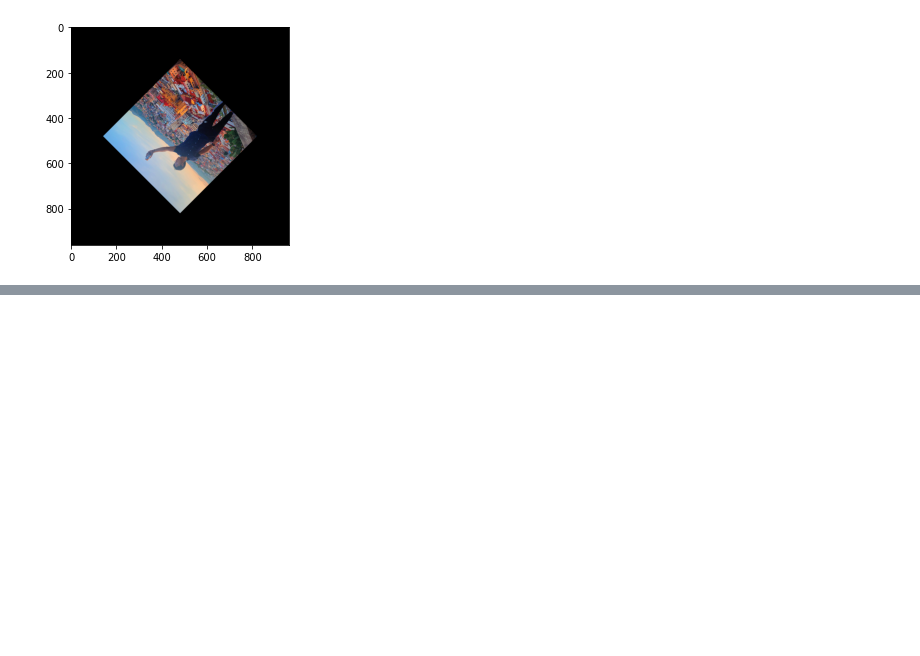
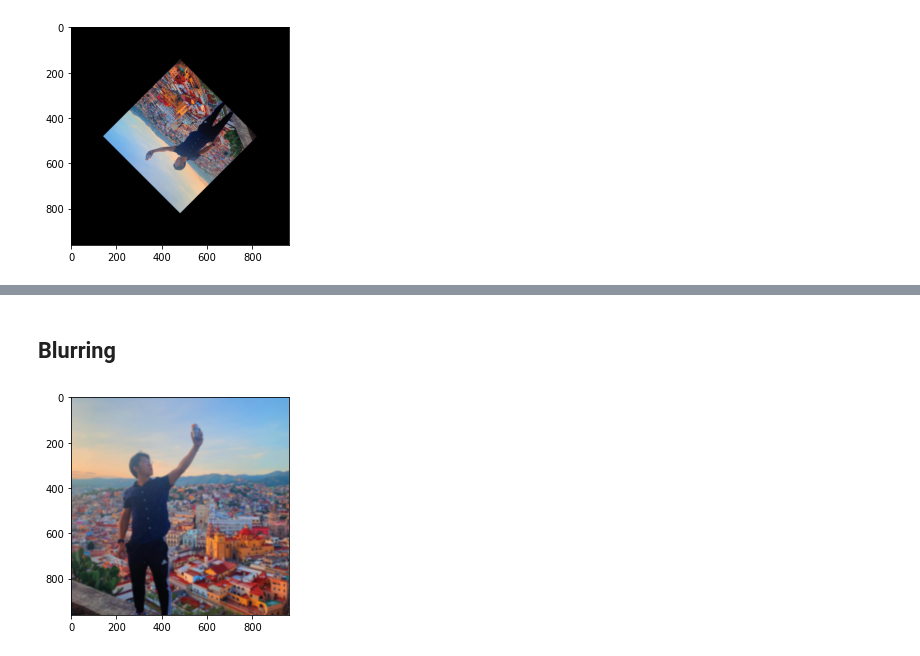
Before and after one commit to nobobobo/ml-handson, a Jupyter notebook: OpenCV_demo.ipynb, the cells around one changed output, grey strips where cells are left out. Cells and saved outputs as stored; diff of their text form; code cells hidden in the pictures; blank space fills up the shorter version.

```diff
--- a/OpenCV_demo.ipynb
+++ b/OpenCV_demo.ipynb
@@ -154,0 +182,9 @@ plt.show()
+# %% [markdown]
+## Blurring
+# %%
+result_img = cv2.GaussianBlur(img_rgb, (15, 15), 0)
+
+plt.imshow(result_img)
+plt.show()
+# %% [output]
+[figure, added]
```
Also changed, not shown: parts of 13 cells of this notebook.
